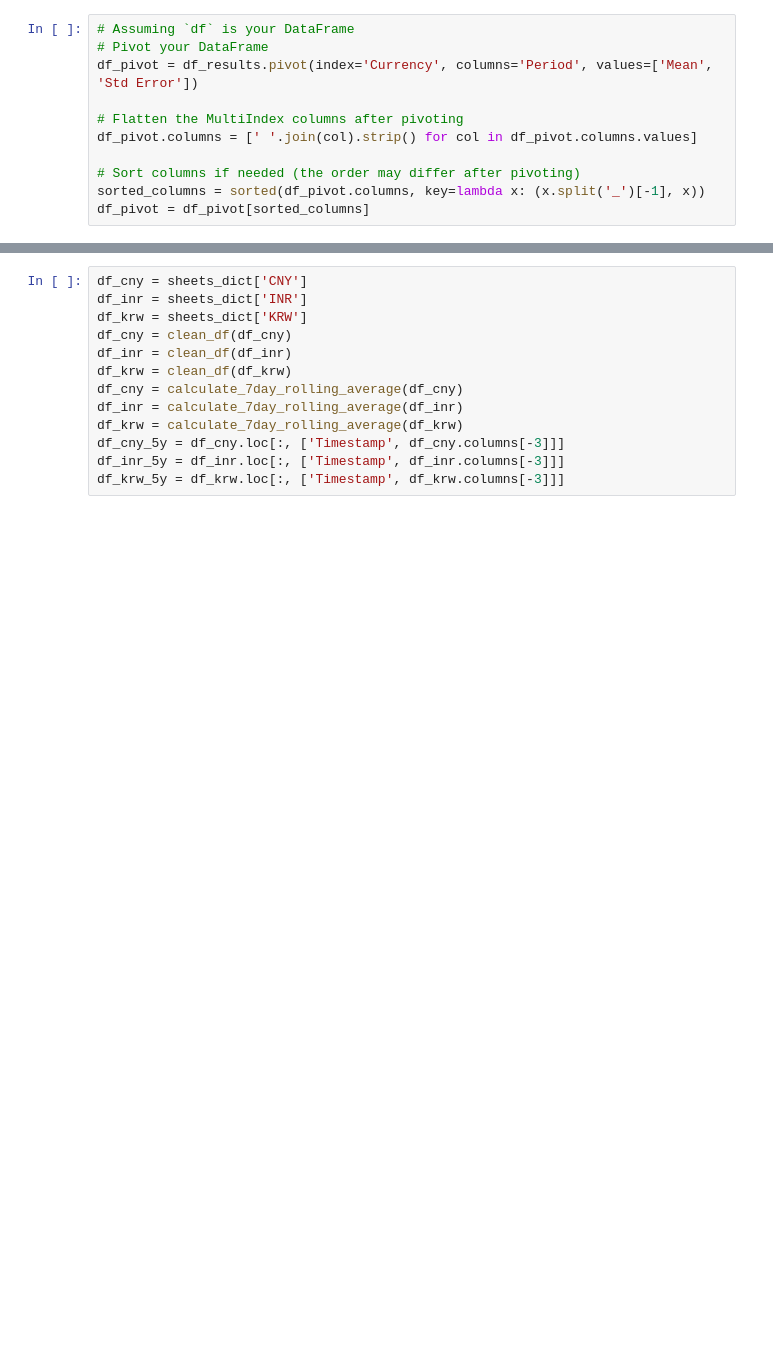
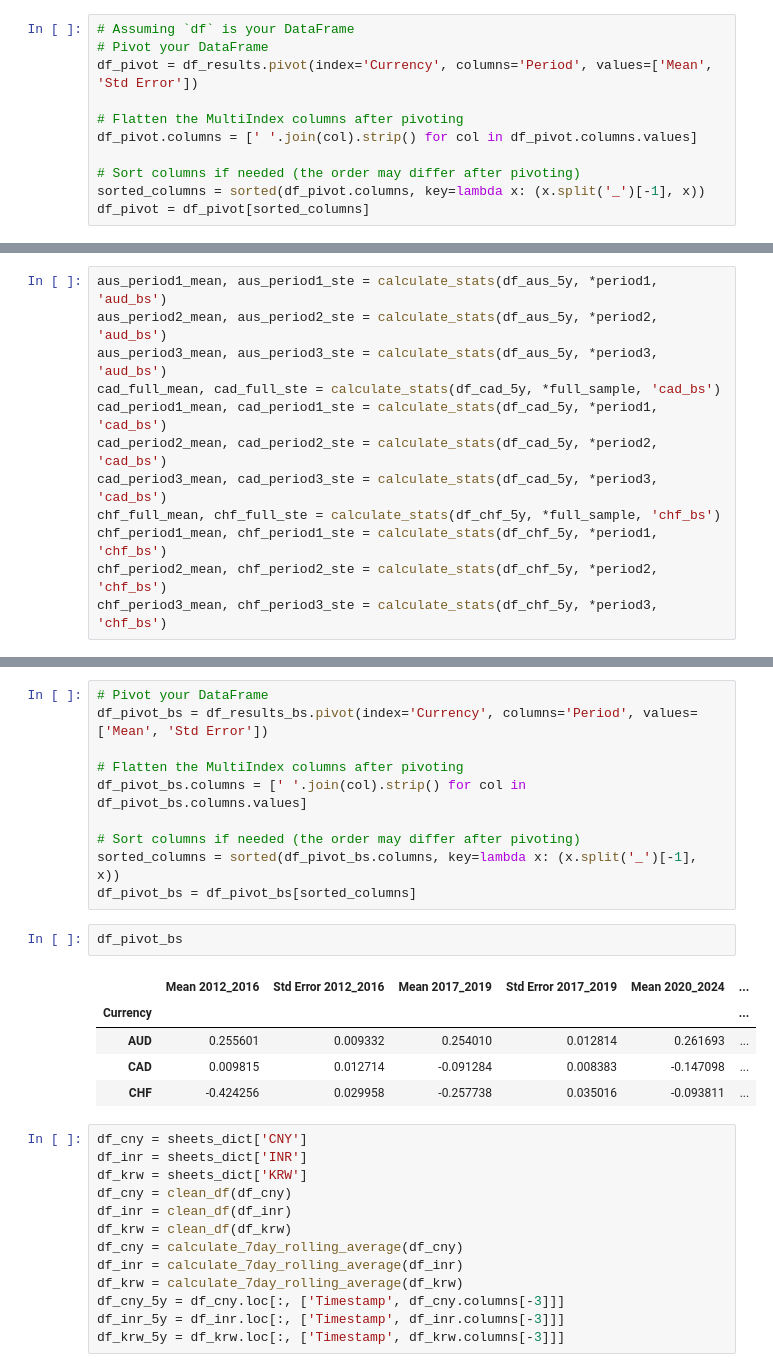
Before and after one commit to NicholasWatney/MGT6769-The-U.S.-Treasury-Premium, a Jupyter notebook: 10yearTreasuryPremium-2.ipynb, the cells around one changed output, grey strips where cells are left out. Cells and saved outputs as stored; diff of their text form; blank space fills up the shorter version.

```diff
--- a/10yearTreasuryPremium-2.ipynb
+++ b/10yearTreasuryPremium-2.ipynb
@@ -360,0 +372,12 @@ df_pivot
+# %%
+aus_period1_mean, aus_period1_ste = calculate_stats(df_aus_5y, *period1, 'aud_bs')
+aus_period2_mean, aus_period2_ste = calculate_stats(df_aus_5y, *period2, 'aud_bs')
+aus_period3_mean, aus_period3_ste = calculate_stats(df_aus_5y, *period3, 'aud_bs')
+cad_full_mean, cad_full_ste = calculate_stats(df_cad_5y, *full_sample, 'cad_bs')
+cad_period1_mean, cad_period1_ste = calculate_stats(df_cad_5y, *period1, 'cad_bs')
+cad_period2_mean, cad_period2_ste = calculate_stats(df_cad_5y, *period2, 'cad_bs')
+cad_period3_mean, cad_period3_ste = calculate_stats(df_cad_5y, *period3, 'cad_bs')
+chf_full_mean, chf_full_ste = calculate_stats(df_chf_5y, *full_sample, 'chf_bs')
+chf_period1_mean, chf_period1_ste = calculate_stats(df_chf_5y, *period1, 'chf_bs')
+chf_period2_mean, chf_period2_ste = calculate_stats(df_chf_5y, *period2, 'chf_bs')
+chf_period3_mean, chf_period3_ste = calculate_stats(df_chf_5y, *period3, 'chf_bs')
@@ -361,3 +454,21 @@ df_pivot
+# %%
+# Pivot your DataFrame
+df_pivot_bs = df_results_bs.pivot(index='Currency', columns='Period', values=['Mean', 'Std Error'])
+
+# Flatten the MultiIndex columns after pivoting
+df_pivot_bs.columns = [' '.join(col).strip() for col in df_pivot_bs.columns.values]
+
+# Sort columns if needed (the order may differ after pivoting)
+sorted_columns = sorted(df_pivot_bs.columns, key=lambda x: (x.split('_')[-1], x))
+df_pivot_bs = df_pivot_bs[sorted_columns]
+# %%
+df_pivot_bs
+# %% [output]
+|  | Mean 2012_2016 | Std Error 2012_2016 | Mean 2017_2019 | Std Error 2017_2019 | Mean 2020_2024 | ... |
+| Currency |  |  |  |  |  | ... |
+| AUD | 0.255601 | 0.009332 | 0.254010 | 0.012814 | 0.261693 | ... |
+| CAD | 0.009815 | 0.012714 | -0.091284 | 0.008383 | -0.147098 | ... |
+| CHF | -0.424256 | 0.029958 | -0.257738 | 0.035016 | -0.093811 | ... |
 # %%
 df_cny = sheets_dict['CNY']
 df_inr = sheets_dict['INR']
```
Also changed, not shown: parts of 8 cells of this notebook.
